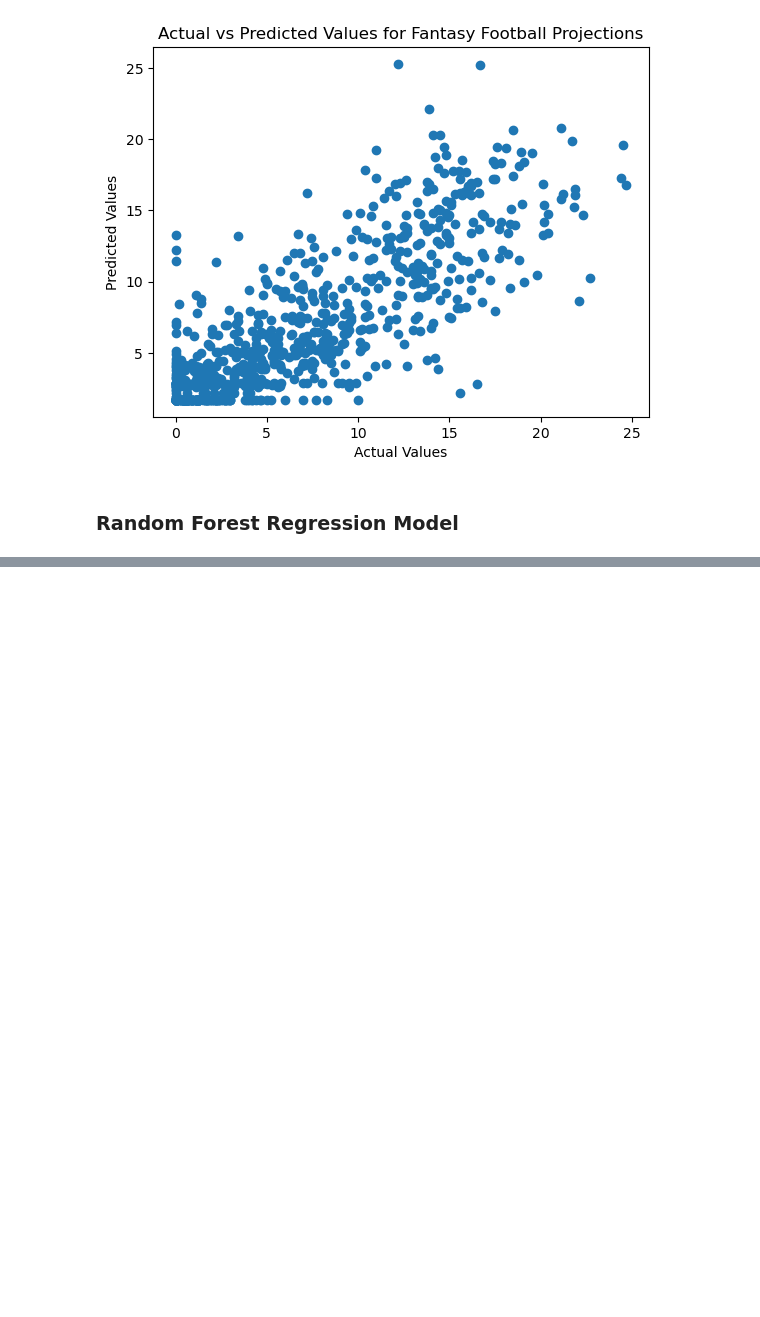
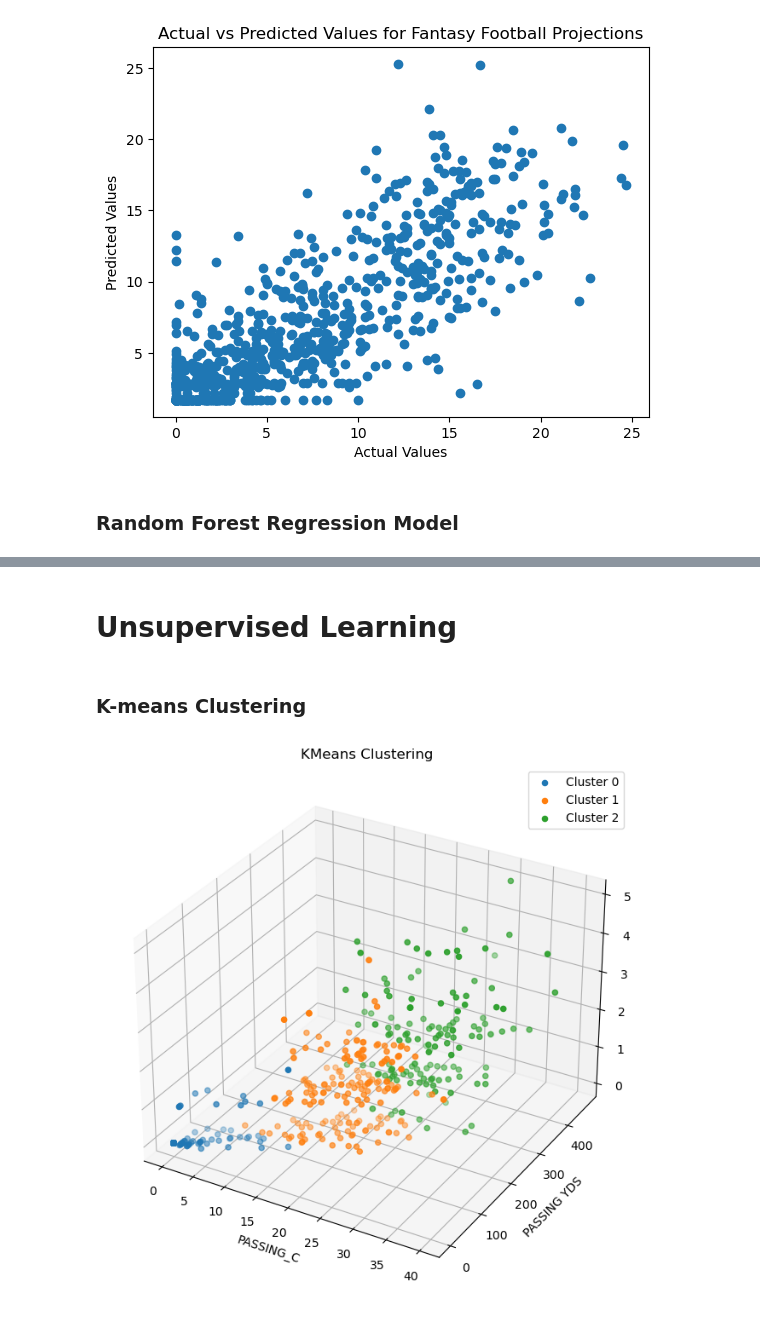
Before and after one commit to markmoujab/final-project-MEMT680, a Jupyter notebook: src/final_project/Finalproj.ipynb, the cells around one changed output, grey strips where cells are left out. Drawn from its saved outputs; the diff is of its cells as text; code cells hidden in the pictures; blank space fills up the shorter version.

```diff
--- a/src/final_project/Finalproj.ipynb
+++ b/src/final_project/Finalproj.ipynb
@@ -206,0 +256,42 @@ R2 Score: 0.6567714868452815
+# %% [markdown]
+# Unsupervised Learning
+# %% [markdown]
+### K-means Clustering
+# %%
+import pandas as pd
+from sklearn.cluster import KMeans
+import matplotlib.pyplot as plt
+from mpl_toolkits.mplot3d import Axes3D
+
+# Load the cleaned dataset
+cleaned_file_path = r'C:\Users\admin\Desktop\MEMT680\final_project\src\final_project\FantasyFootballWeekly_cleaned.csv'
+df = pd.read_csv(cleaned_file_path)
+
+# Select features for clustering (example, you might want to modify this based on your data)
+features = df[['PASSING_C', 'PASSING YDS', 'PASSING TD']]
+
+# Choose the number of clusters
+num_clusters = 3
+
+# Fit KMeans model
+kmeans = KMeans(n_clusters=num_clusters, random_state=42)
+df['cluster'] = kmeans.fit_predict(features)
+
+# Visualize the clusters in 3D
+fig = plt.figure(figsize=(10, 8))
+ax = fig.add_subplot(111, projection='3d')
+
+# Scatter plot for each cluster
+for cluster in range(num_clusters):
+    cluster_data = features[df['cluster'] == cluster]
+    ax.scatter(cluster_data['PASSING_C'], cluster_data['PASSING YDS'], cluster_data['PASSING TD'], label=f'Cluster {cluster}')
+
+ax.set_xlabel('PASSING_C')
+ax.set_ylabel('PASSING YDS')
+ax.set_zlabel('PASSING TD')
+ax.set_title('KMeans Clustering')
+ax.legend()
+
+plt.show()
+# %% [output]
+[figure, added]
```
Also changed, not shown: parts of 9 cells of this notebook.
